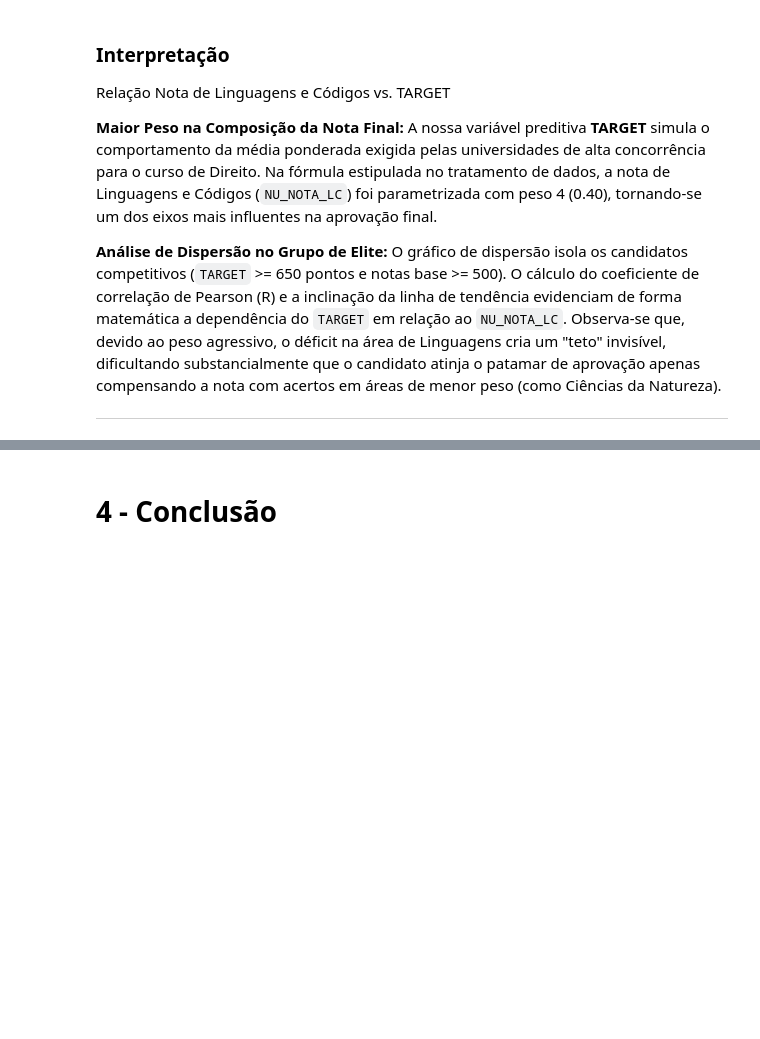
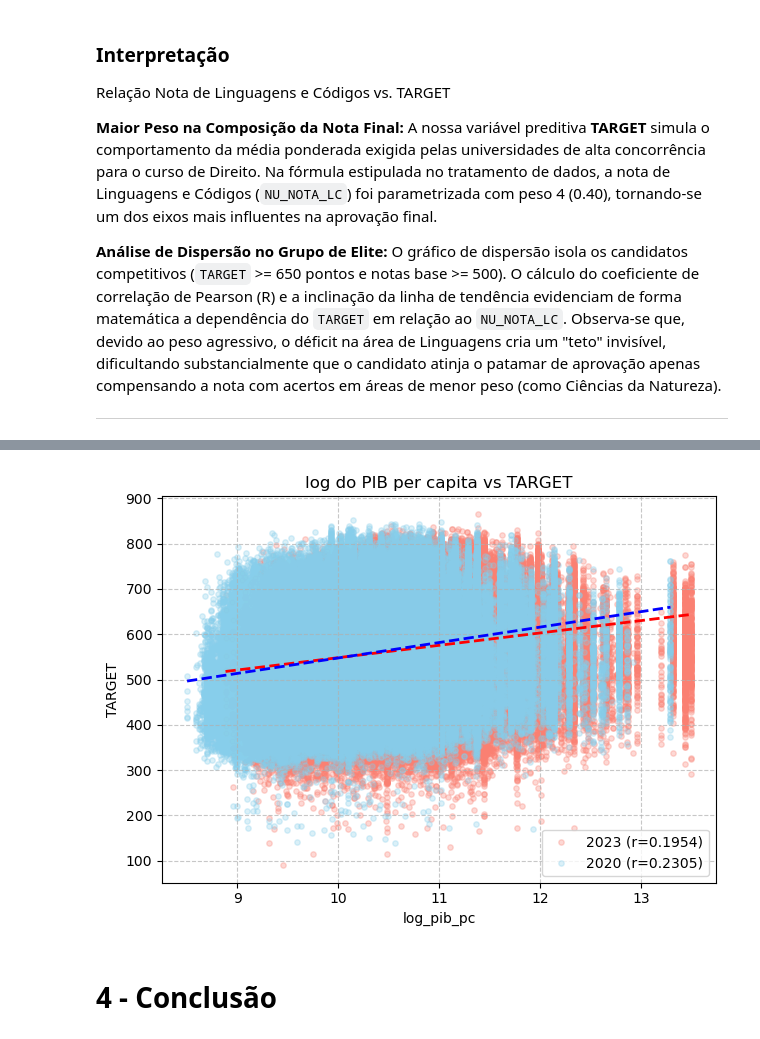
Before and after one commit to AllineOliveira/Projeto-2-Cdados, a Jupyter notebook: Projeto 2 - Grupo 6 2.ipynb, the cells around one changed output, grey strips where cells are left out. Cells and saved outputs as stored; diff of their text form; code cells hidden in the pictures; blank space fills up the shorter version.

```diff
--- a/Projeto 2 - Grupo 6 2.ipynb
+++ b/Projeto 2 - Grupo 6 2.ipynb
@@ -2566,2 +2572,10 @@ ___
+# %%
+scatter_correlation(plt.gca(), dados2023, 2023, "log_pib_pc")
+scatter_correlation(plt.gca(), dados2020, 2020, "log_pib_pc")
+plt.title('log do PIB per capita vs TARGET')
+plt.tight_layout()
+plt.show()
+# %% [output]
+[figure, added]
 # %% [markdown]
 # 4 - Conclusão
```
Also changed, not shown: parts of 5 cells of this notebook.
